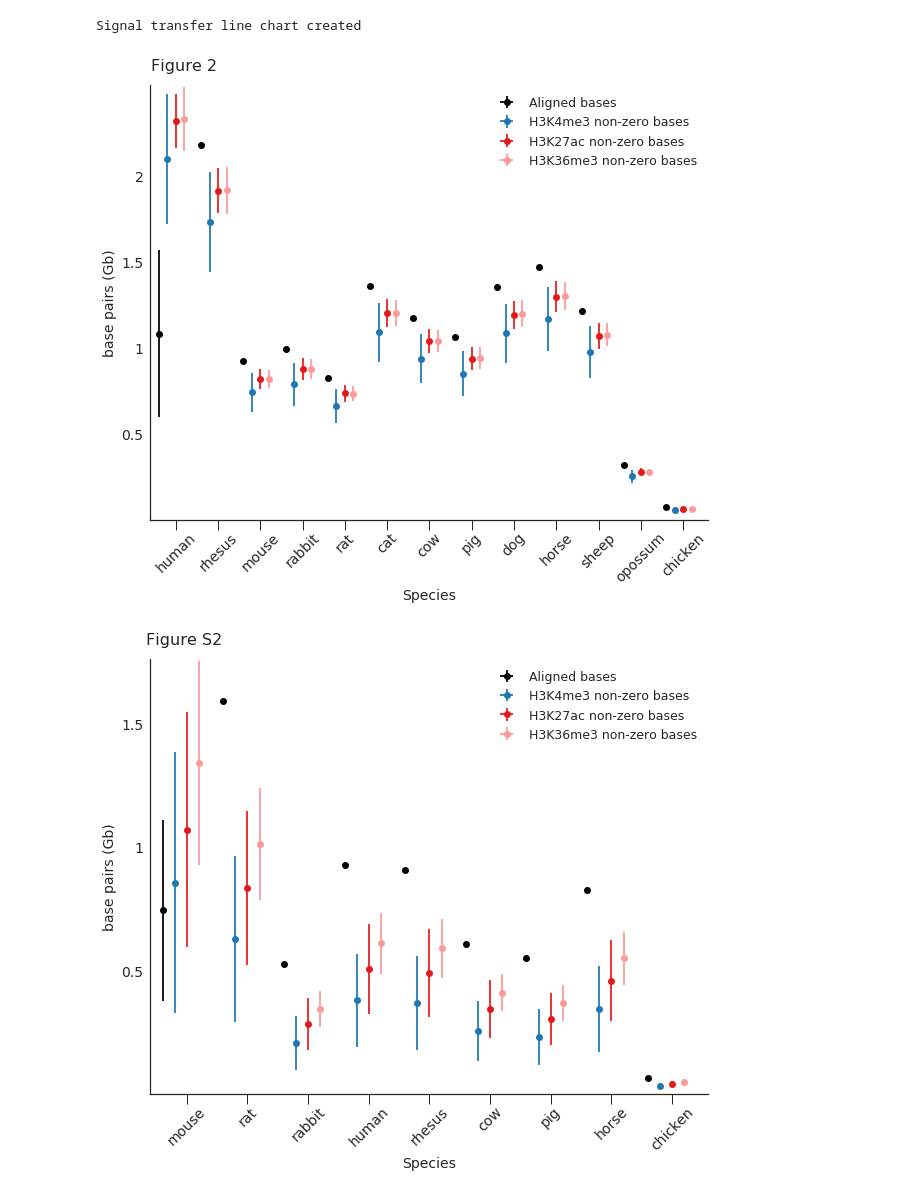
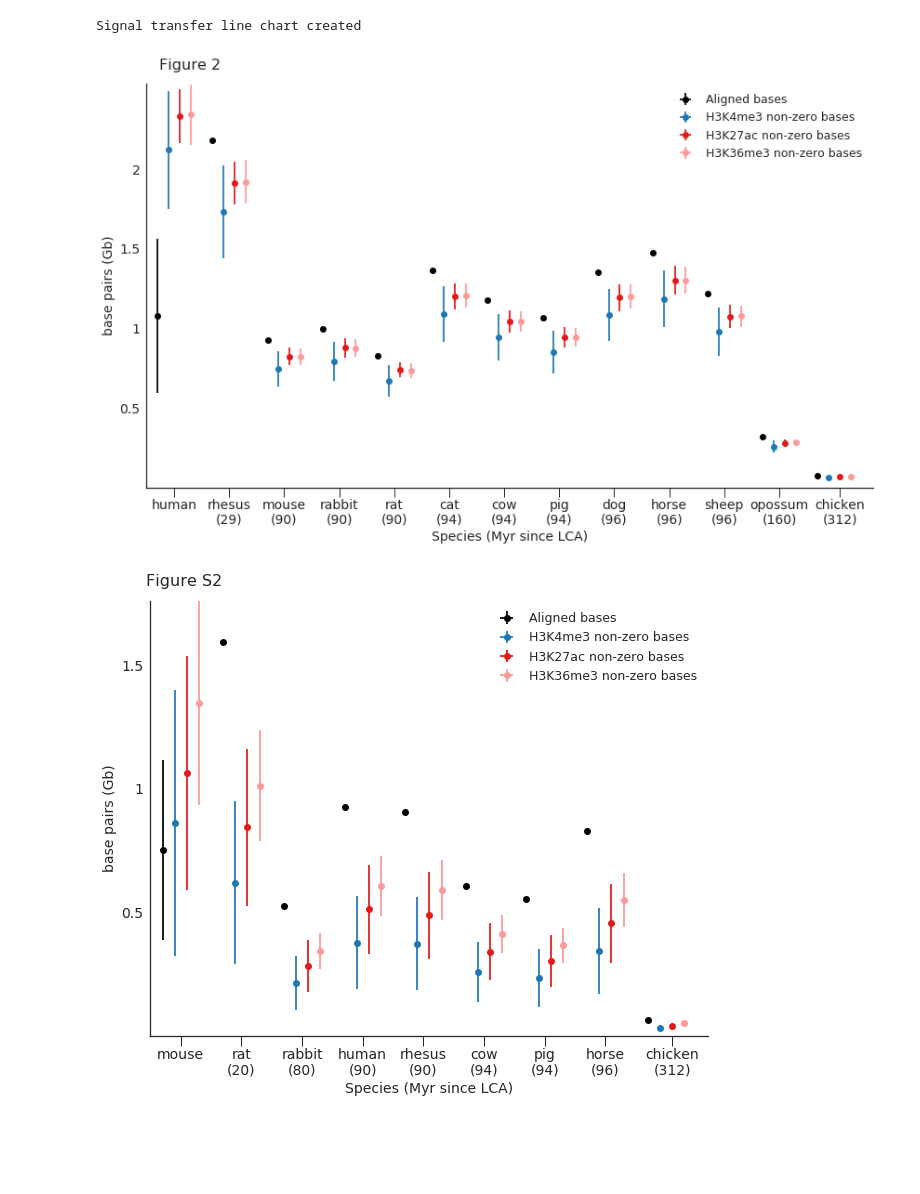
Before and after one commit to ptrebert/project-cross-species, a Jupyter notebook: notebooks/plotting/plot_transfer_epigenome_errbar.ipynb, the cells around one changed output. Drawn from its saved outputs; the diff is of its cells as text; code cells hidden in the pictures; blank space fills up the shorter version.

Commit message:
ENH: added LCA times to x labels

```diff
--- a/notebooks/plotting/plot_transfer_epigenome_errbar.ipynb
+++ b/notebooks/plotting/plot_transfer_epigenome_errbar.ipynb
@@ -203,7 +203,10 @@ def plot_transfer_lines(species, assembly, species_pairs, bp_aln, bp_source, bp_
 
     use_assm = set([t[0] for t in assm_comb]).union(set([t[1] for t in assm_comb]))
 
-    fig, ax = plt.subplots(figsize=(10, 8))
+    if species == 'human':
+        fig, ax = plt.subplots(figsize=(14, 8))
+    else:
+        fig, ax = plt.subplots(figsize=(10, 8))
 
     total_comb = len(assm_comb) + 1  # +1 for ref-ref
     vals_per_comb = 4
@@ -253,7 +256,7 @@ def plot_transfer_lines(species, assembly, species_pairs, bp_aln, bp_source, bp_
         t_assm = spec_lut[t]['assembly']
         if t_assm not in use_assm:
             continue
-        x_labels.append(t)
+        x_labels.append('{}\n({})'.format(t, y))
         y_vals_aln.append([t[1] for t in bp_aln if t[0] == t_assm][0])
         y_vals_aln_std.append(0)
         k4 = np.array([t[2] for t in bp_trans if t[0] == t_assm and t[1] == 'H3K4me3'][0])
@@ -280,8 +283,12 @@ def plot_transfer_lines(species, assembly, species_pairs, bp_aln, bp_source, bp_
     ax.errorbar(x_vals_k36, y_vals_k36, xerr=0, yerr=y_vals_k36_std, fmt='o',
                 color=color_k36, label='H3K36me3 non-zero bases')
 
-    ax.set_xticks(x_vals_k27)
-    ax.set_xticklabels(x_labels, fontsize=14, rotation=45)
+    x_ticks = (np.array(x_vals_k27) + np.array(x_vals_k4)) / 2.
+    # labels opossum and chicken are close together, make a litte space
+    x_ticks[-1] = x_vals_k27[-1]
+
+    ax.set_xticks(x_ticks)
+    ax.set_xticklabels(x_labels, fontsize=14, rotation=0)
 
     if species == 'human':
         ax.set_yticks([5e8, 1e9, 1.5e9, 2e9])
@@ -291,36 +298,36 @@ def plot_transfer_lines(species, assembly, species_pairs, bp_aln, bp_source, bp_
         ax.set_yticklabels(['0.5', '1', '1.5'], fontsize=14)
 
     ax.tick_params(axis='x', which='major', direction='out',
-                   length=10, pad=0)
+                   length=10, pad=2)
     ax.spines['top'].set_visible(False)
     ax.spines['right'].set_visible(False)
 
     ax.legend(loc='upper right')
-    ax.set_xlabel('Species', fontsize=14)
+    ax.set_xlabel('Species (Myr since LCA)', fontsize=14)
     ax.set_ylabel('base pairs (Gb)', fontsize=14)
 
     tt = ax.set_title(title, fontsize=16)
     tt.set_position([0.06, 1.02])
 
     return fig, []
 
 
 def make_bootstrap_est(vals):
 
     bs = rng.choice(vals, size=(1000, vals.size), replace=True)
 
     bs_sampling_means = bs.mean(axis=1)
     bs_sampling_std = bs.std(axis=1)
 
     bs_mean_est = bs_sampling_means.mean()
     bs_std_est = bs_sampling_std.mean()
     return bs_mean_est, bs_std_est
 
 
 if run_exec_transfer_epigenome:
     execd = exec_transfer_epigenome()
     print('Signal transfer line chart created')
 # %% [output]
 Signal transfer line chart created
-[figure, old version]
+[figure, new version]
-[figure, old version]
+[figure, new version]
```
